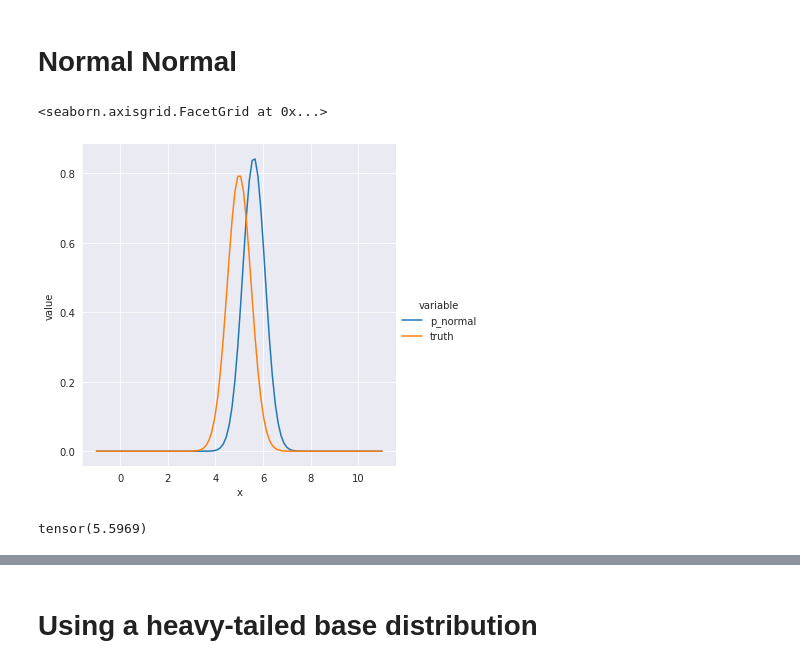
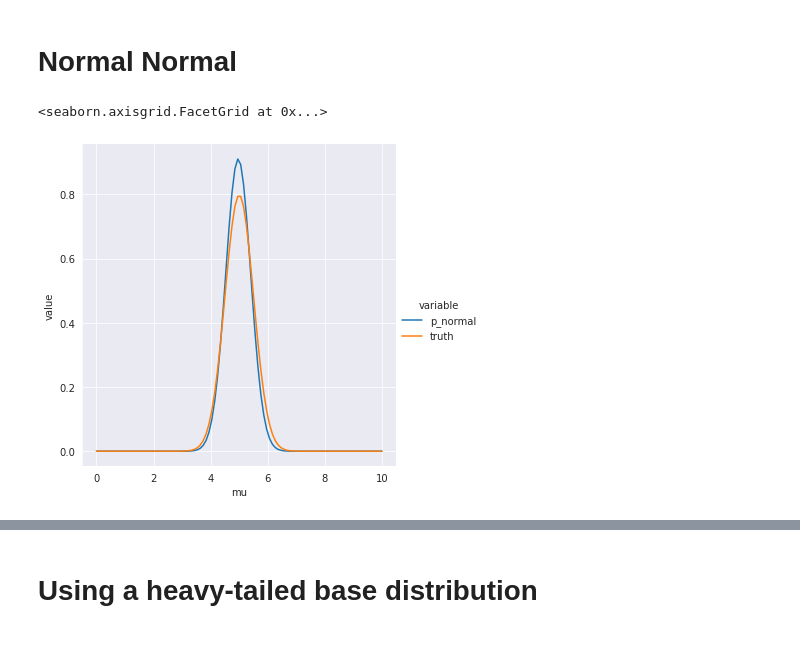
Before and after one commit to facebookresearch/beanmachine, a Jupyter notebook: src/beanmachine/ppl/experimental/MeanFieldVI.ipynb, the cells around one changed output, grey strips where cells are left out. Saved outputs shown, nothing was run; the diff lists cells and outputs as text; code cells hidden in the pictures.

```diff
--- a/src/beanmachine/ppl/experimental/MeanFieldVI.ipynb
+++ b/src/beanmachine/ppl/experimental/MeanFieldVI.ipynb
@@ -16,7 +17,7 @@ sns.set_style("darkgrid")
 class NormalNormal:
     @bm.random_variable
     def mu(self):
-        return dist.Normal(1, 1)
+        return dist.Normal(0, 1)
 
     @bm.random_variable
     def x(self, i):
@@ -30,28 +31,24 @@ obs = {
 }
 
 
-def true_log_prob(x):
+def true_log_prob(mu):
     tau_0 = 1.0**-2
     tau_1 = 1.0**-2
-    return dist.Normal((tau_1 / (tau_0 + tau_1)) * 10.0, (tau_0 + tau_1)**-1).log_prob(x)
+    return dist.Normal(
+        (tau_1 / (tau_0 + tau_1)) * 10.0,
+        (tau_0 + tau_1)**-1,
+    ).log_prob(mu)
 # %%
 vi = MeanFieldVariationalInference()
-vi_dicts = vi.infer(queries, obs, base_dist=dist.Normal, base_args={
-    'loc': torch.tensor(0.),
-    'scale': torch.tensor(1.),
-}, num_iter=100, lr=3e-1)
+vi_dicts = vi.infer(queries, obs, num_iter=100, lr=1e-1)
 # %%
-x = torch.linspace(-1, 11, steps=100).unsqueeze(1)
-p_normal = torch.exp(vi_dicts[model.mu()].log_prob(x))
+mu = torch.linspace(0, 10, steps=100).unsqueeze(1)
+p_normal = torch.exp(vi_dicts[model.mu()].log_prob(mu))
 sns.relplot(data=pd.DataFrame({
-    "x": x.flatten().detach().numpy(),
+    "mu": mu.flatten().detach().numpy(),
     "p_normal": p_normal.flatten().detach().numpy(),
-    "truth":  torch.exp(true_log_prob(x)).flatten().detach().numpy(),
-}).melt(id_vars=["x"]), x="x", y="value", hue="variable", kind="line")
+    "truth":  torch.exp(true_log_prob(mu)).flatten().detach().numpy(),
+}).melt(id_vars=["mu"]), x="mu", y="value", hue="variable", kind="line")
 # %% [output]
 <seaborn.axisgrid.FacetGrid at 0x...>
-[figure, old version]
+[figure, new version]
-# %%
-vi_dicts[model.mu()].sample((100,)).mean()
-# %% [output]
-tensor(5.5969)
```
Also changed, not shown: parts of 14 cells of this notebook, 12 other files.
